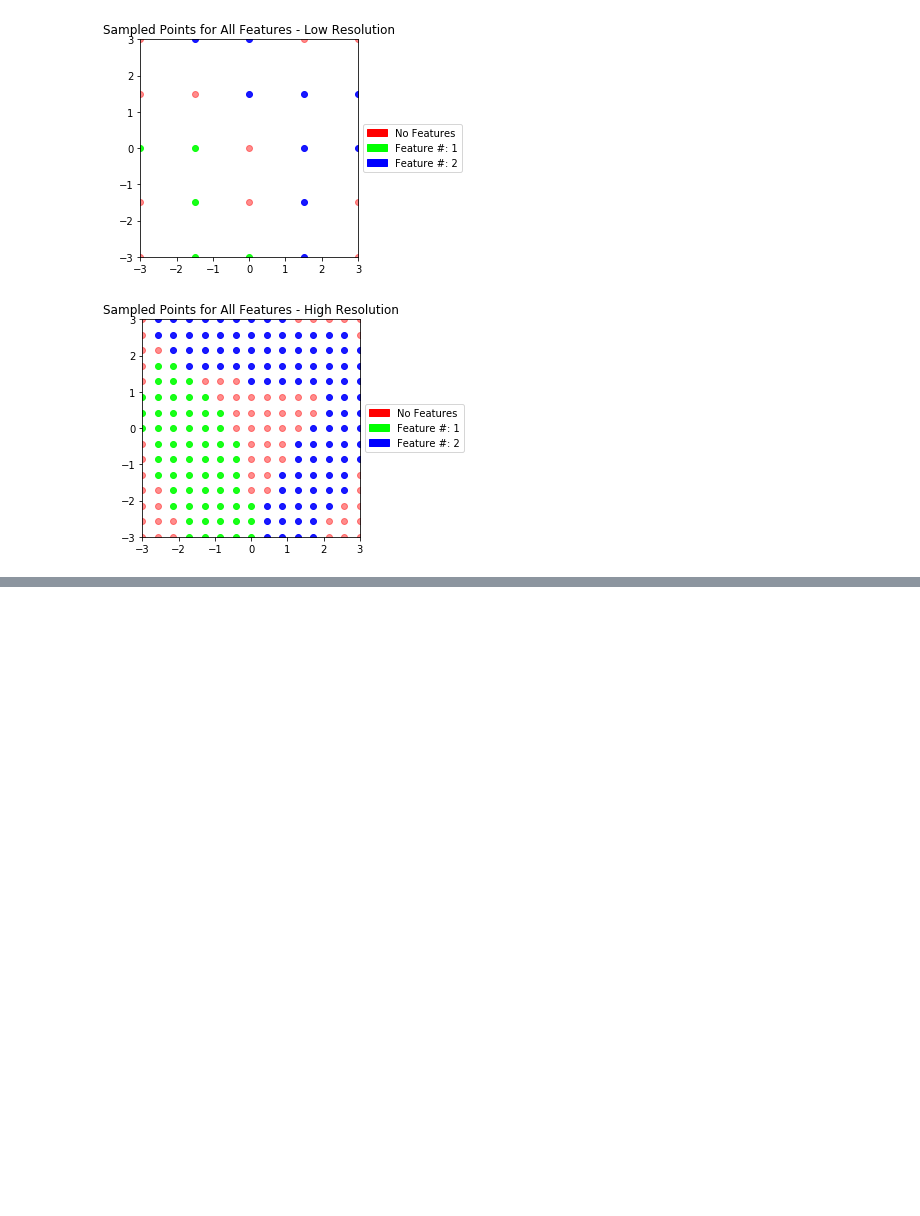
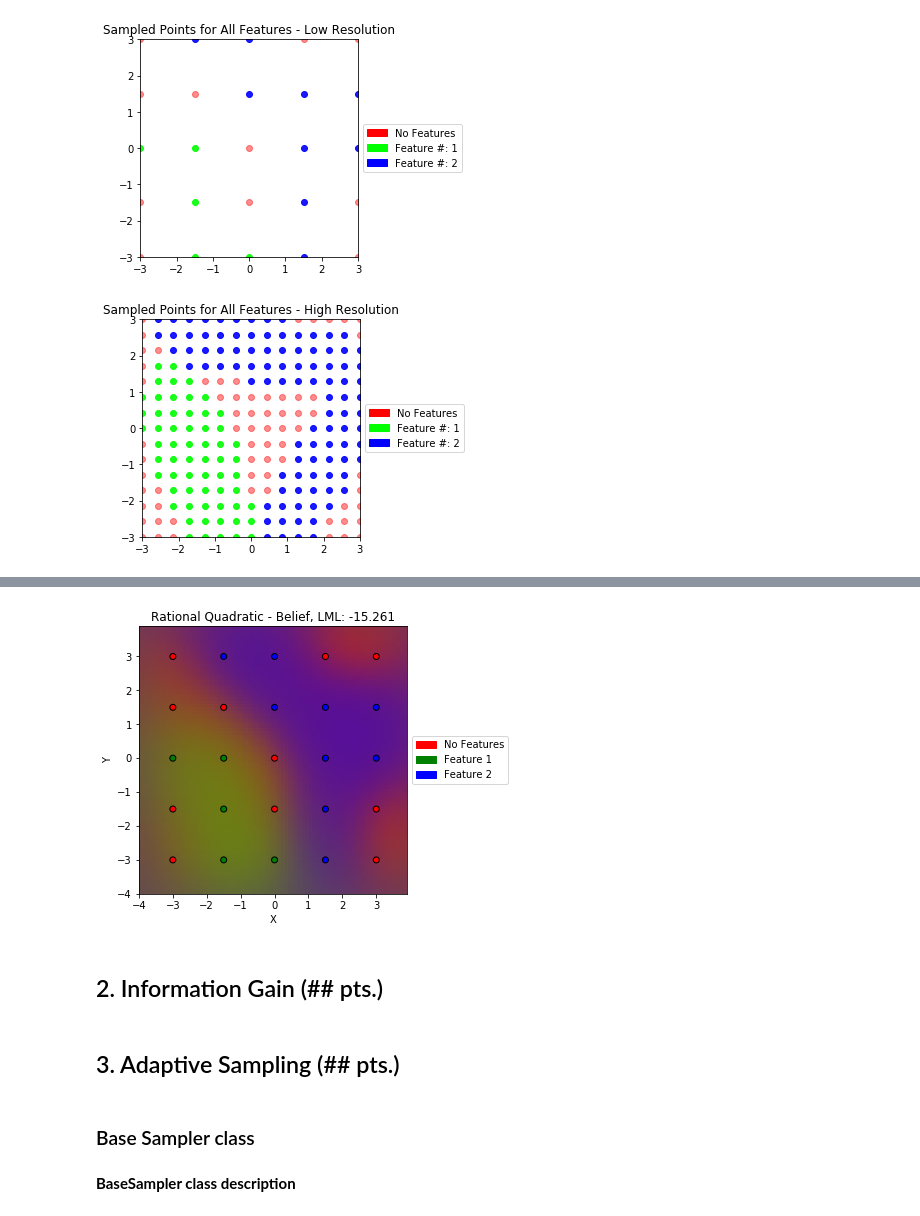
Before and after one commit to tukai21/adaptive-sampling, a Jupyter notebook: mini-pset-clean.ipynb, the cells around one changed output, grey strips where cells are left out. Drawn from its saved outputs; the diff is of its cells as text; code cells hidden in the pictures; blank space fills up the shorter version.

```diff
--- a/mini-pset-clean.ipynb
+++ b/mini-pset-clean.ipynb
@@ -90,0 +111,8 @@ test_gp(kernel, optimize=True, plot_dict=plot_dict, title="Anisotropic RBF - Ent
+# %%
+# Rational quadratic kernel
+kernel = 1.0 * RationalQuadratic()
+test_gp(kernel, optimize=True, N=5, title="Rational Quadratic - Belief", entropy=False)
+# %% [output]
+[figure, added]
+# %% [markdown]
+## 2. Information Gain (## pts.)
@@ -91,3 +121,9 @@ test_gp(kernel, optimize=True, plot_dict=plot_dict, title="Anisotropic RBF - Ent
+# %% [markdown]
+## 3. Adaptive Sampling (## pts.)
+# %% [markdown]
+### Base Sampler class
+# %% [markdown]
+**BaseSampler class description**
 # %%
 class BaseSampler:
     """
```
Also changed, not shown: parts of 34 cells of this notebook.
